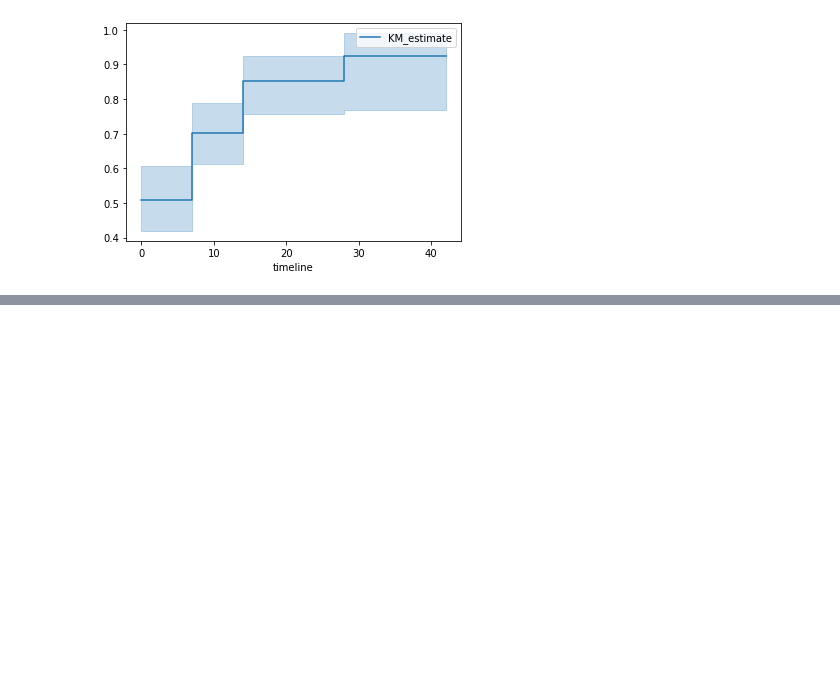
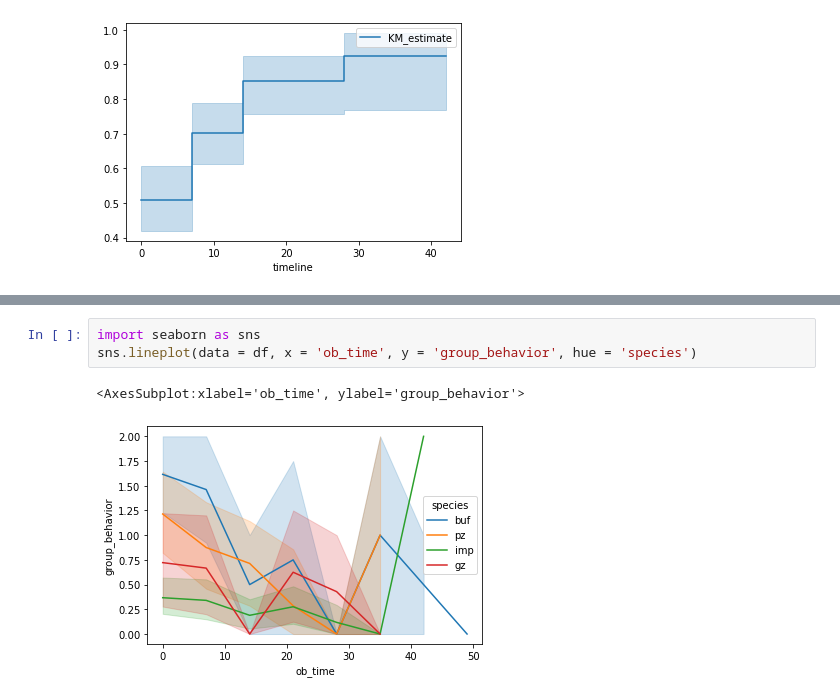
Before and after one commit to BCostelloe/drone-disturbance, a Jupyter notebook: survival-analysis.ipynb, the cells around one changed output, grey strips where cells are left out. Cells and saved outputs as stored; diff of their text form; blank space fills up the shorter version.

```diff
--- a/survival-analysis.ipynb
+++ b/survival-analysis.ipynb
@@ -61,0 +98,6 @@ kmf.plot_cumulative_density()
+# %%
+import seaborn as sns
+sns.lineplot(data = df, x = 'ob_time', y = 'group_behavior', hue = 'species')
+# %% [output]
+<AxesSubplot:xlabel='ob_time', ylabel='group_behavior'>
+[figure, added]
```
Also changed, not shown: parts of 12 cells of this notebook.
